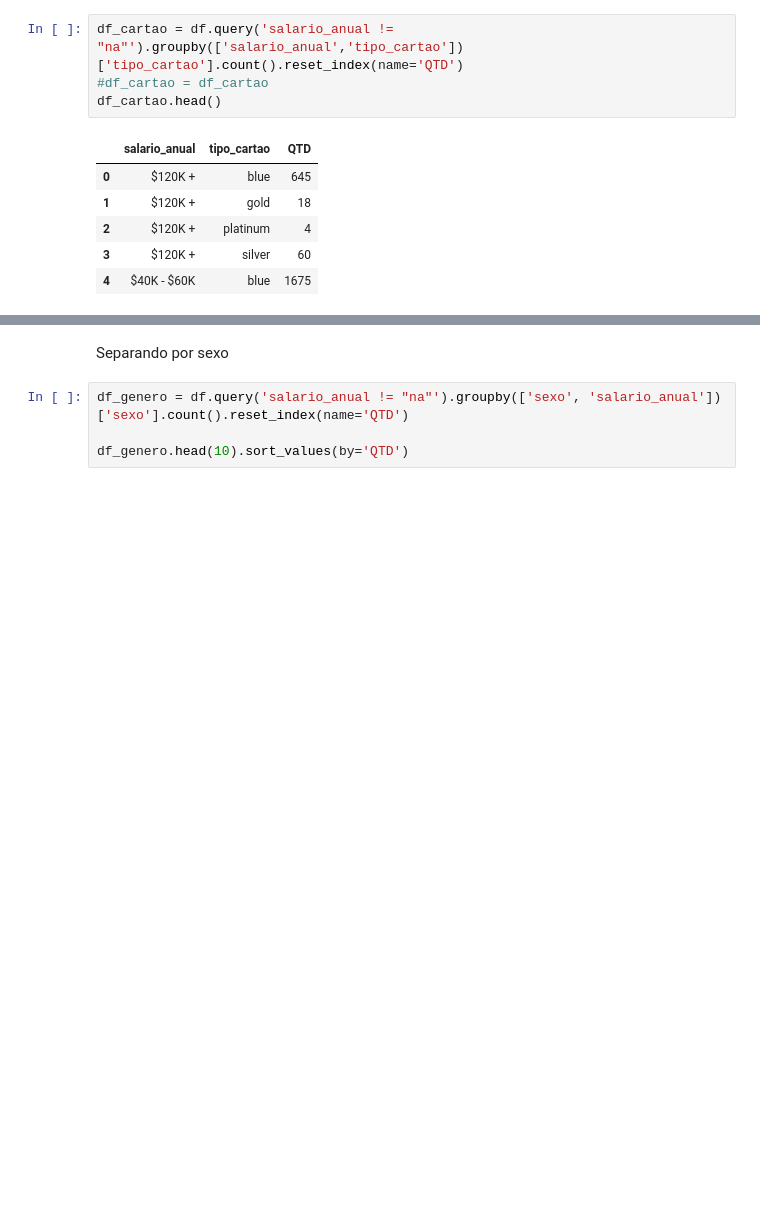
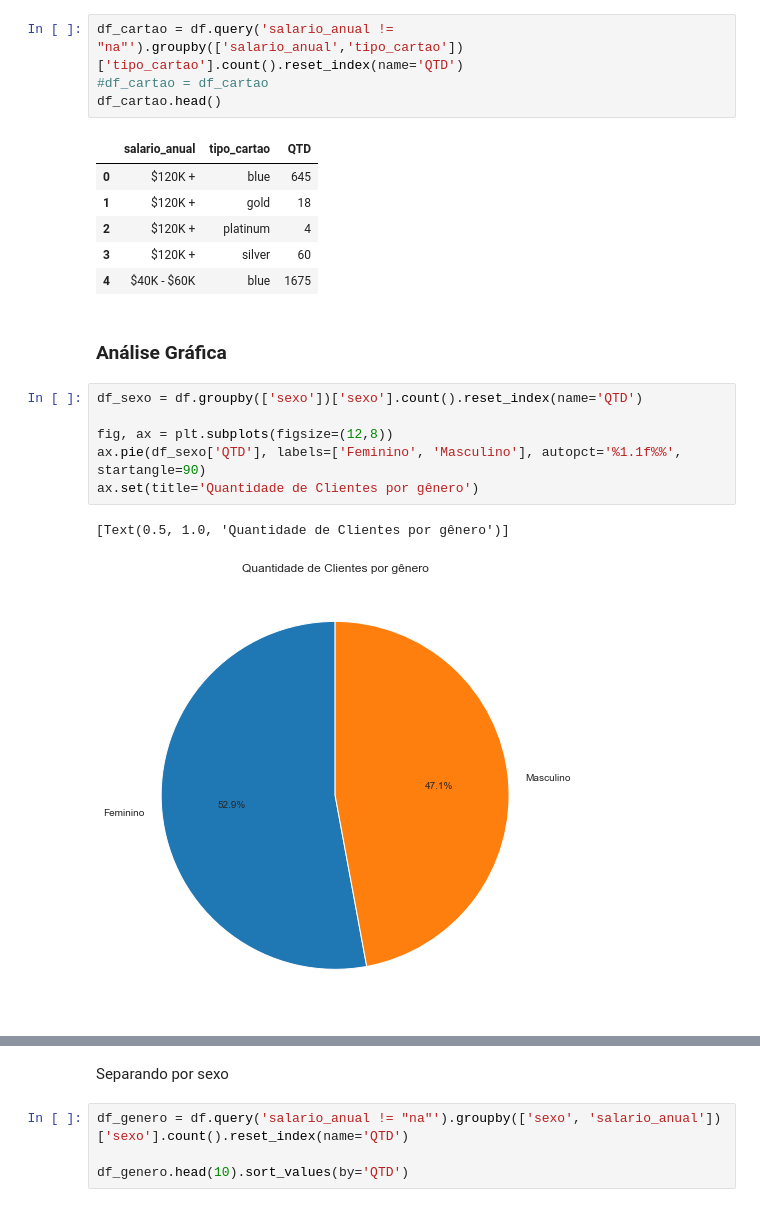
Before and after one commit to jeanmatheuss/analise-clientes, a Jupyter notebook: analise_clientes_credito.ipynb, the cells around one changed output, grey strips where cells are left out. Drawn from its saved outputs; the diff is of its cells as text; blank space fills up the shorter version.

```diff
--- a/analise_clientes_credito.ipynb
+++ b/analise_clientes_credito.ipynb
@@ -276,6 +293,17 @@ df_cartao.head()
 | 2 | $120K + | platinum | 4 |
 | 3 | $120K + | silver | 60 |
 | 4 | $40K - $60K | blue | 1675 |
+# %% [markdown]
+### Análise Gráfica
+# %%
+df_sexo = df.groupby(['sexo'])['sexo'].count().reset_index(name='QTD')
+
+fig, ax = plt.subplots(figsize=(12,8))
+ax.pie(df_sexo['QTD'], labels=['Feminino', 'Masculino'], autopct='%1.1f%%', startangle=90)
+ax.set(title='Quantidade de Clientes por gênero')
+# %% [output]
+[Text(0.5, 1.0, 'Quantidade de Clientes por gênero')]
+[figure, added]
 # %%
 labels_salario = ['menos que $40K','$40K - $60K','$60K - $80K','$80K - $120K', '$120K +']
 fig, ax = plt.subplots(figsize=(12,8))
```
Also changed, not shown: parts of 13 cells of this notebook, 1 other file.
